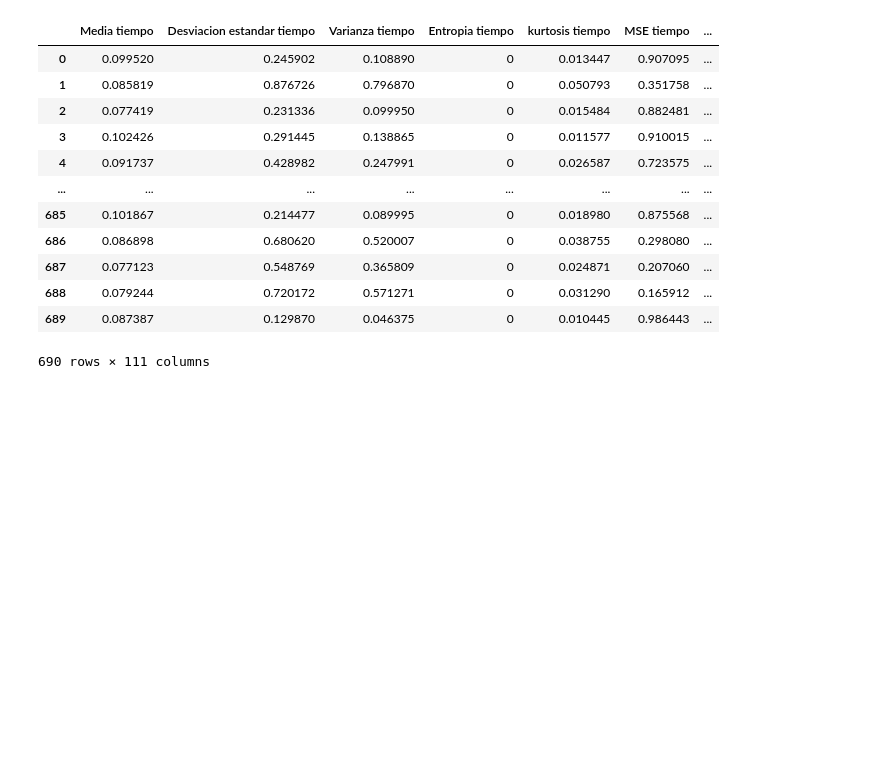
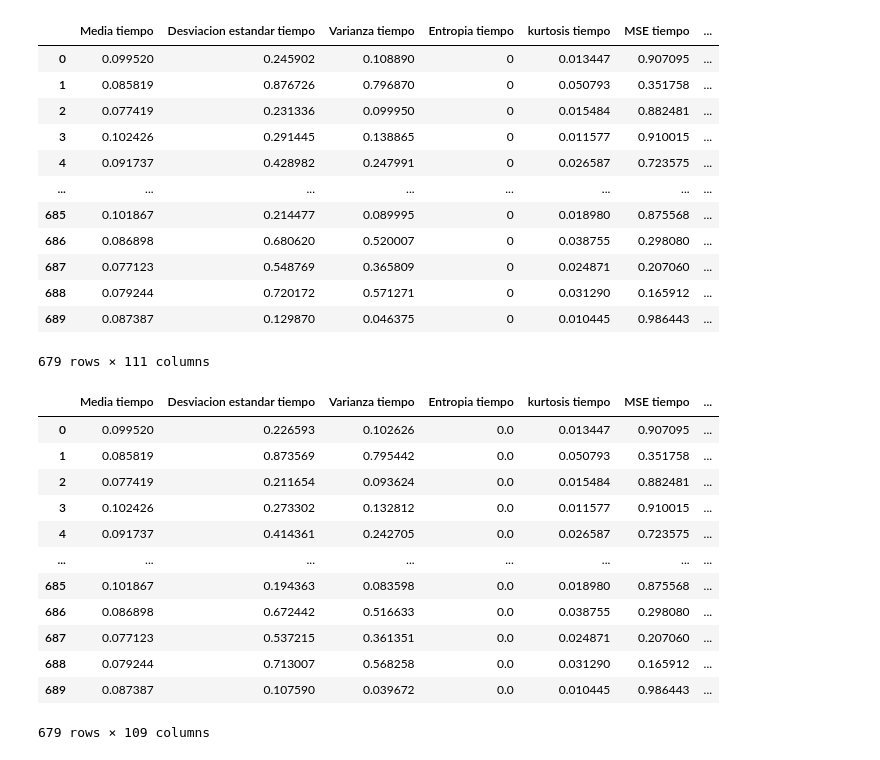
Before and after one commit to Pamela2710/Data-Mining, a Jupyter notebook: DataProcessing/DataProcessing.ipynb, the cells around one changed output. Saved outputs shown, nothing was run; the diff lists cells and outputs as text; code cells hidden in the pictures; blank space fills up the shorter version.

```diff
--- a/DataProcessing/DataProcessing.ipynb
+++ b/DataProcessing/DataProcessing.ipynb
@@ -2,8 +2,13 @@
 <a href="https://colab.research.google.com/github/Pamela2710/Data-Mining/blob/main/DataProcessing/DataProcessing.ipynb" target="_parent"><img src="https://colab.research.google.com/assets/colab-badge.svg" alt="Open In Colab"/></a>
 # %%
 import pandas as pd
+from sklearn.preprocessing import MinMaxScaler
 
 df = pd.read_csv('https://raw.githubusercontent.com/Pamela2710/Data-Mining/main/DataProcessing/features_completas.csv', encoding='latin-1')
+
+# Eliminar filas con valores NaN
+df = df.dropna()
+
 df
 # %% [output]
 |  | Media tiempo | Desviacion estandar tiempo | Varianza tiempo | Entropia tiempo | kurtosis tiempo | MSE tiempo | ... |
@@ -18,4 +23,38 @@ df
 | 687 | 0.077123 | 0.548769 | 0.365809 | 0 | 0.024871 | 0.207060 | ... |
 | 688 | 0.079244 | 0.720172 | 0.571271 | 0 | 0.031290 | 0.165912 | ... |
 | 689 | 0.087387 | 0.129870 | 0.046375 | 0 | 0.010445 | 0.986443 | ... |
-690 rows × 111 columns
+679 rows × 111 columns
+# %%
+#df = df.apply(pd.to_numeric, errors='coerce')
+
+#df_normalized = (df - df.min()) / (df.max() - df.min())
+
+#df_normalized
+
+# Extraer la columna "Etiqueta"
+etiquetas = df['Etiqueta']
+
+# Normalizar las columnas numéricas
+cols_numericas = df.columns[:-3]  # Excluyendo las columnas "Etiqueta" y "espectrograma etiqueta"
+scaler = MinMaxScaler()
+df[cols_numericas] = scaler.fit_transform(df[cols_numericas])
+
+# Unir la columna "Etiqueta" a los datos normalizados
+df_normalized = pd.concat([df[cols_numericas], etiquetas], axis=1)
+
+# Mostrar el resultado
+df_normalized
+# %% [output]
+|  | Media tiempo | Desviacion estandar tiempo | Varianza tiempo | Entropia tiempo | kurtosis tiempo | MSE tiempo | ... |
+| 0 | 0.099520 | 0.226593 | 0.102626 | 0.0 | 0.013447 | 0.907095 | ... |
+| 1 | 0.085819 | 0.873569 | 0.795442 | 0.0 | 0.050793 | 0.351758 | ... |
+| 2 | 0.077419 | 0.211654 | 0.093624 | 0.0 | 0.015484 | 0.882481 | ... |
+| 3 | 0.102426 | 0.273302 | 0.132812 | 0.0 | 0.011577 | 0.910015 | ... |
+| 4 | 0.091737 | 0.414361 | 0.242705 | 0.0 | 0.026587 | 0.723575 | ... |
+| ... | ... | ... | ... | ... | ... | ... | ... |
+| 685 | 0.101867 | 0.194363 | 0.083598 | 0.0 | 0.018980 | 0.875568 | ... |
+| 686 | 0.086898 | 0.672442 | 0.516633 | 0.0 | 0.038755 | 0.298080 | ... |
+| 687 | 0.077123 | 0.537215 | 0.361351 | 0.0 | 0.024871 | 0.207060 | ... |
+| 688 | 0.079244 | 0.713007 | 0.568258 | 0.0 | 0.031290 | 0.165912 | ... |
+| 689 | 0.087387 | 0.107590 | 0.039672 | 0.0 | 0.010445 | 0.986443 | ... |
+679 rows × 109 columns
```
